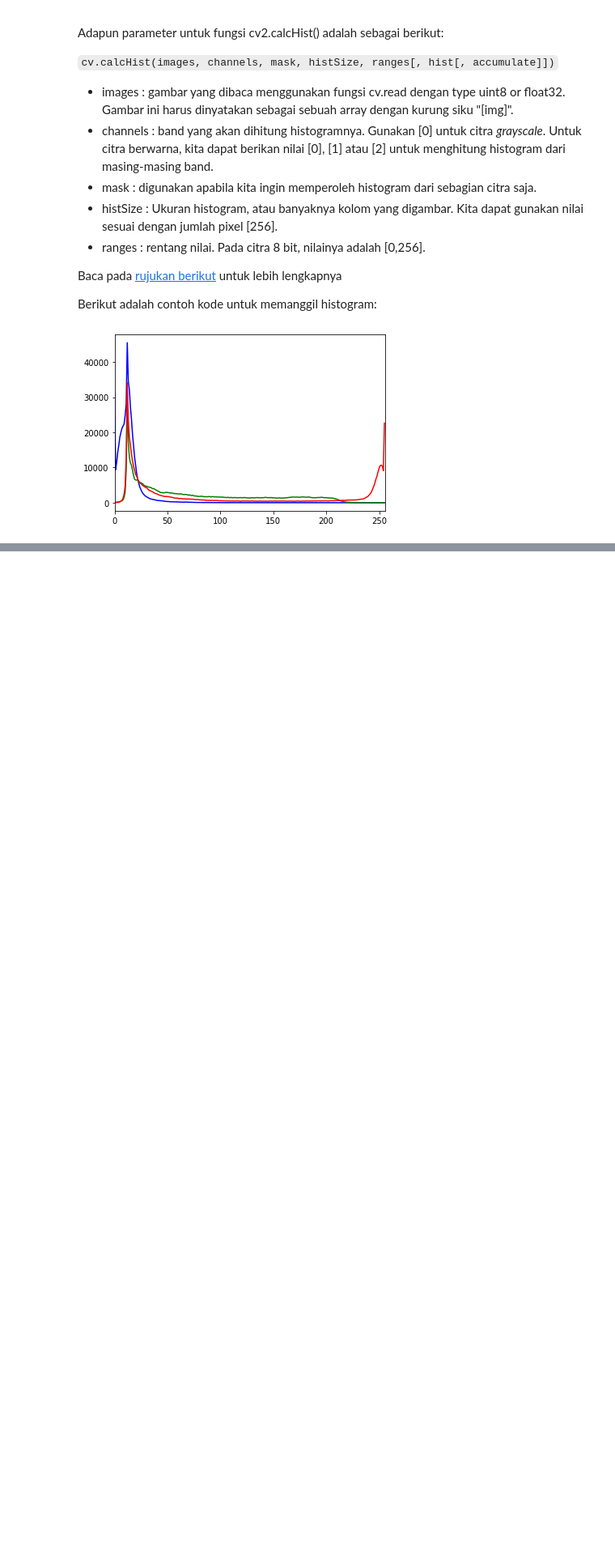
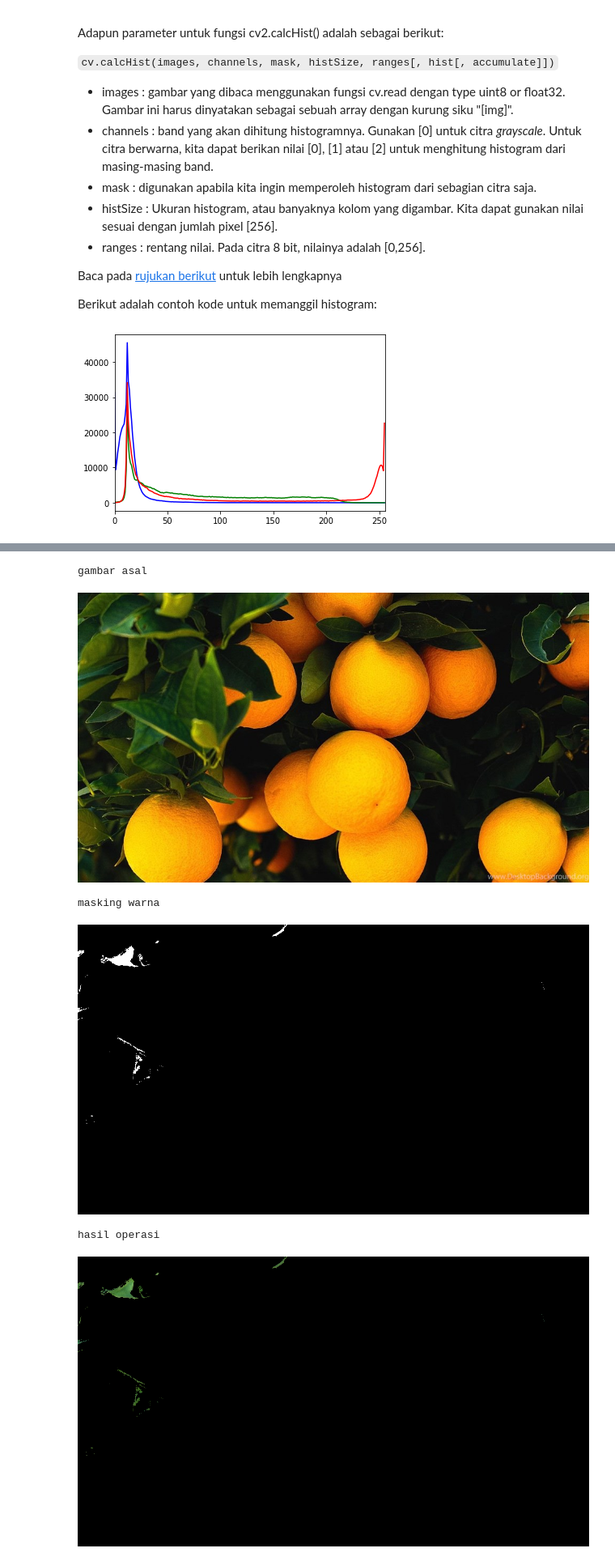
Before and after one commit to fridymandita/KCBV, a Jupyter notebook: Dasar_Pengolahan_Citra_Dengan_OpenCV.ipynb, the cells around one changed output, grey strips where cells are left out. Shown at 81% size. Saved outputs shown, nothing was run; the diff lists cells and outputs as text; code cells hidden in the pictures; blank space fills up the shorter version.

```diff
--- a/Dasar_Pengolahan_Citra_Dengan_OpenCV.ipynb
+++ b/Dasar_Pengolahan_Citra_Dengan_OpenCV.ipynb
@@ -195,0 +221,43 @@ plt.show()
+# %%
+import cv2
+import numpy as np
+from matplotlib import pyplot as plt
+
+# Membaca citra 'orange.jpg' yang sudah diunggah sebelumnya.
+img = cv2.imread('orange.jpg')
+
+
+hsv = cv2.cvtColor(img, cv2.COLOR_BGR2HSV);
+
+# slider adalah salah satu fungsi Google Colab
+# 3 dan 27 adalah batas warna orange pada band hue
+# rubah slider untuk mencoba hasil akhir yang berbeda
+batas_bawah = 146 #@param {type:"slider", min:0, max:360, step:1}
+batas_atas = 220 #@param {type:"slider", min:0, max:360, step:1}
+
+# definisi batas warna orange. perhatikan variabel batas_bawah dan batas_atas
+lower_orange = np.array([batas_bawah,100,100])
+upper_orange = np.array([batas_atas,255,255])
+
+# membuat masking untuk mencari objek sesuai batas warna
+mask = cv2.inRange(hsv, lower_orange, upper_orange)
+
+# Operasi Bitwise-AND
+res = cv2.bitwise_and(img, img, mask=mask)
+
+# cetak hasil ke layar
+print("gambar asal")
+cv2_imshow(img);
+
+print("masking warna")
+cv2_imshow(mask)
+
+print("hasil operasi")
+cv2_imshow(res)
+# %% [output]
+gambar asal
+[figure, added]
+masking warna
+[figure, added]
+hasil operasi
+[figure, added]
```
Also changed, not shown: parts of 3 cells of this notebook.
